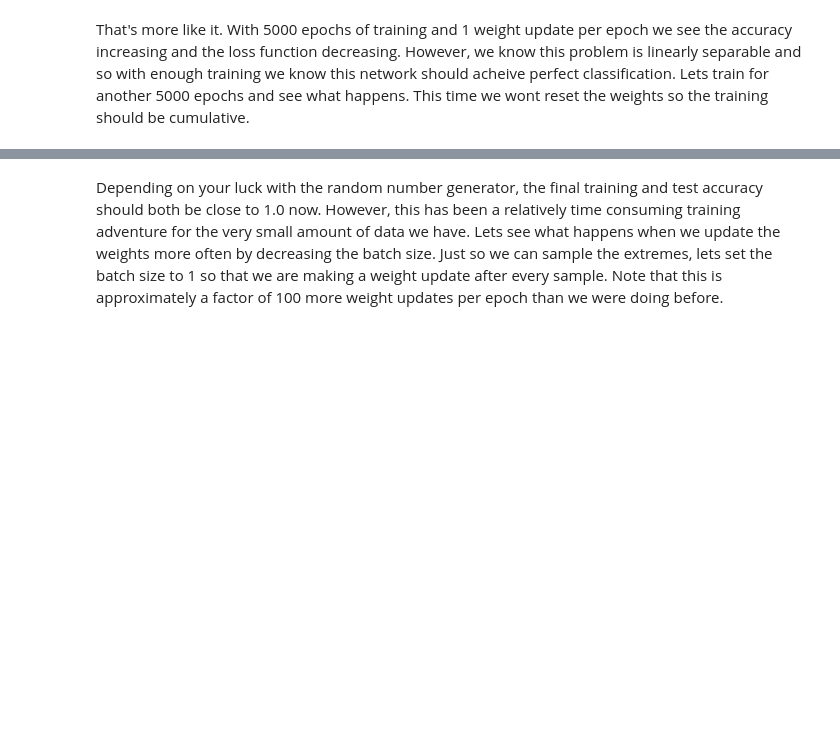
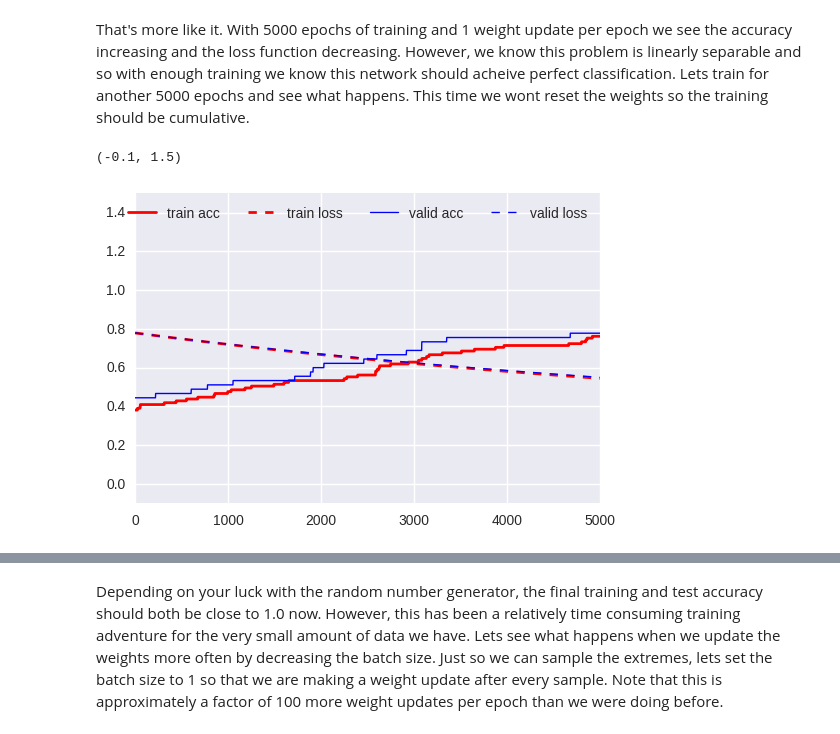
Before and after one commit to galtay/keras_examples, a Jupyter notebook: classifier_examples.ipynb, the cells around one changed output, grey strips where cells are left out. Drawn from its saved outputs; the diff is of its cells as text; code cells hidden in the pictures; blank space fills up the shorter version.

```diff
--- a/classifier_examples.ipynb
+++ b/classifier_examples.ipynb
@@ -189,13 +275,16 @@ That's more like it.  With 5000 epochs of training and 1 weight update per epoch
 # %%
 mdlout_binary = model_binary.fit(
     Xtrain_scld, Ytrain, validation_data=(Xtest_scld, Ytest),
     batch_size=105, nb_epoch=5000, verbose=0)
 plt.plot(mdlout_binary.history['acc'], color='red', ls='-', lw=2.0, label='train acc')
 plt.plot(mdlout_binary.history['loss'], color='red', ls='--', lw=2.0, label='train loss')
 plt.plot(mdlout_binary.history['val_acc'], color='blue', ls='-', lw=1.0, label='valid acc')
 plt.plot(mdlout_binary.history['val_loss'], color='blue', ls='--', lw=1.0, label='valid loss')
 plt.legend(ncol=4)
-plt.ylim(-0.1, 1.3)
+plt.ylim(-0.1, 1.5)
+# %% [output]
+(-0.1, 1.5)
+[figure, added]
 # %%
 print('final training accuracy: ', mdlout_binary.history['acc'][-1])
 print('final test accuracy: ', mdlout_binary.history['val_acc'][-1])
```
Also changed, not shown: parts of 18 cells of this notebook.
